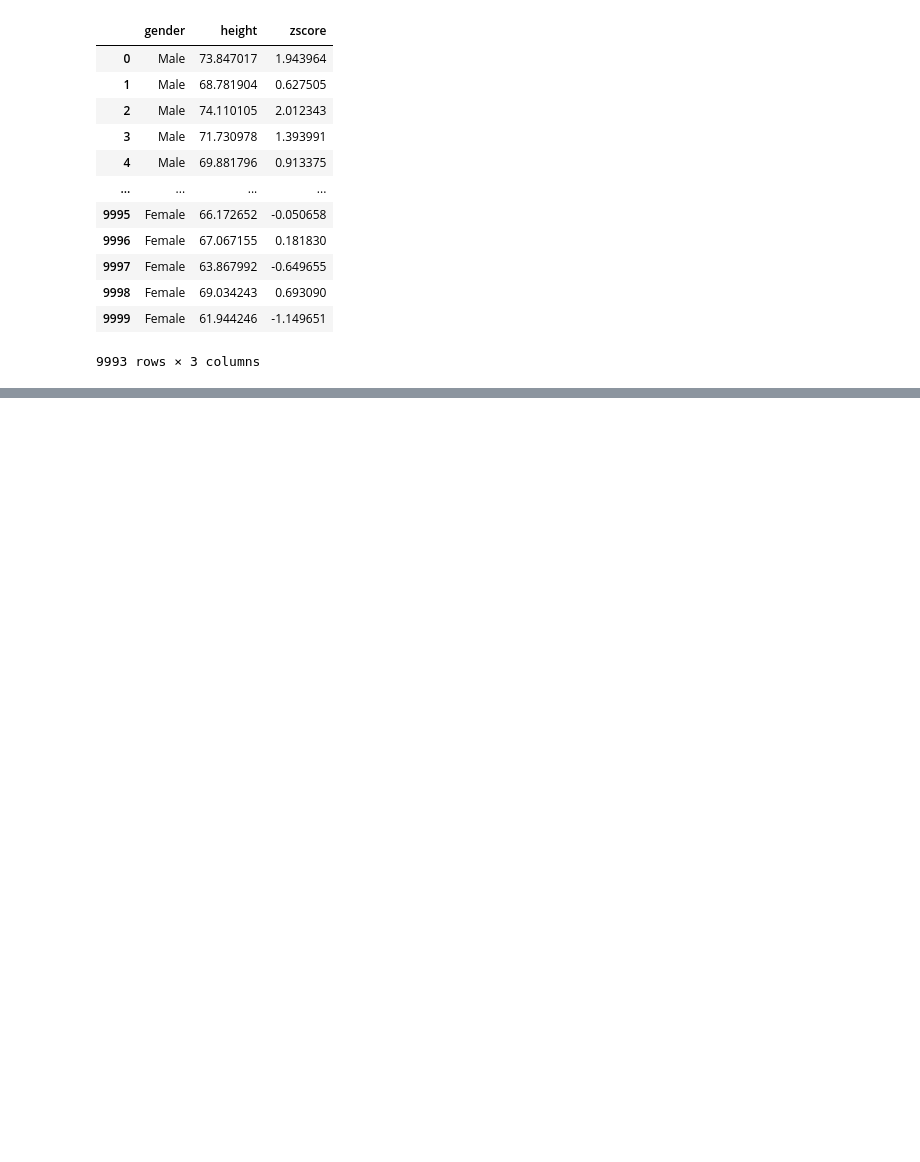
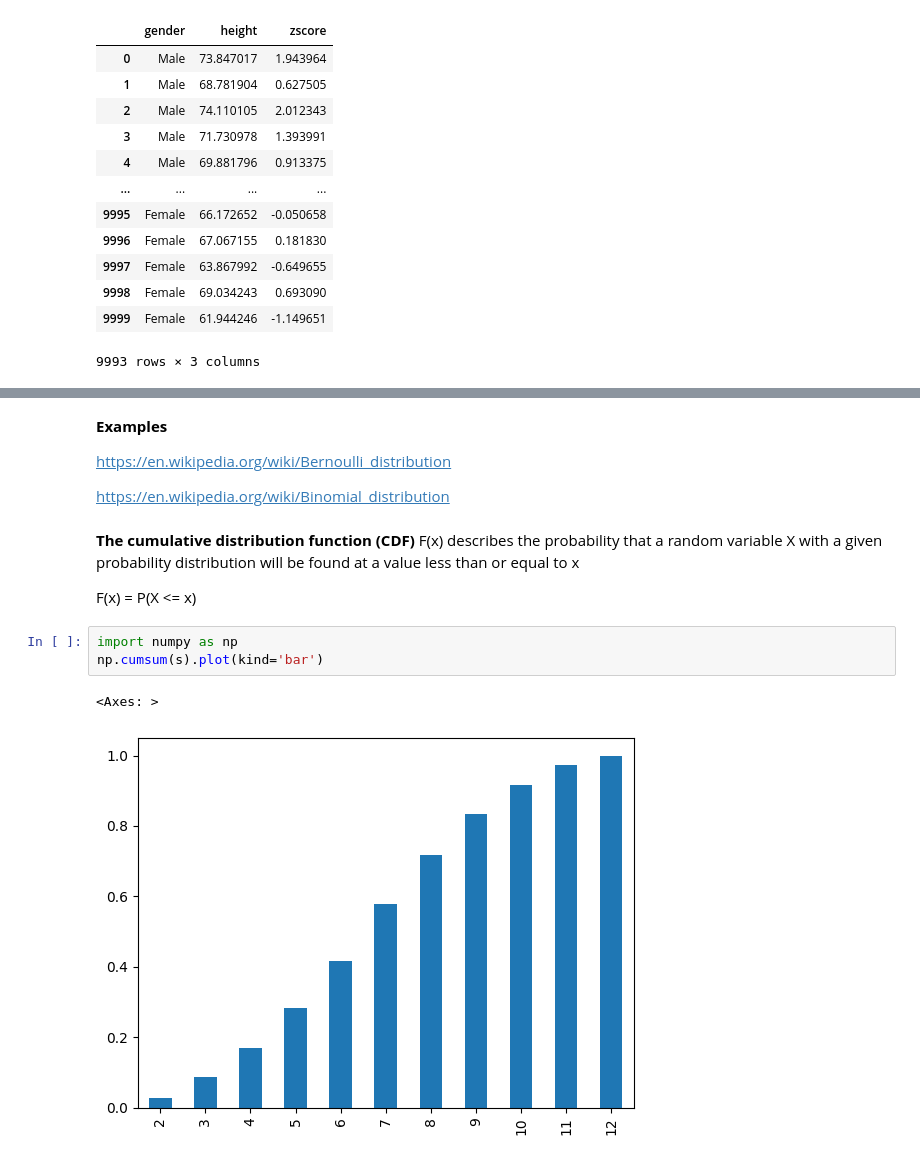
Before and after one commit to Asif-PA/Statistics, a Jupyter notebook: Stati_Note.ipynb, the cells around one changed output, grey strips where cells are left out. Saved outputs shown, nothing was run; the diff lists cells and outputs as text; blank space fills up the shorter version.

```diff
--- a/Stati_Note.ipynb
+++ b/Stati_Note.ipynb
@@ -895,0 +973,17 @@ df_no_out
+# %% [markdown]
+**Examples**
+
+https://en.wikipedia.org/wiki/Bernoulli_distribution
+
+https://en.wikipedia.org/wiki/Binomial_distribution
+# %% [markdown]
+**The cumulative distribution function (CDF)** F(x) describes the probability that a
+random variable X with a given probability distribution will be found at a value less than or equal to x
+
+F(x) = P(X <= x)
+# %%
+import numpy as np
+np.cumsum(s).plot(kind='bar')
+# %% [output]
+<Axes: >
+[figure, added]
```
Also changed, not shown: parts of 13 cells of this notebook.
